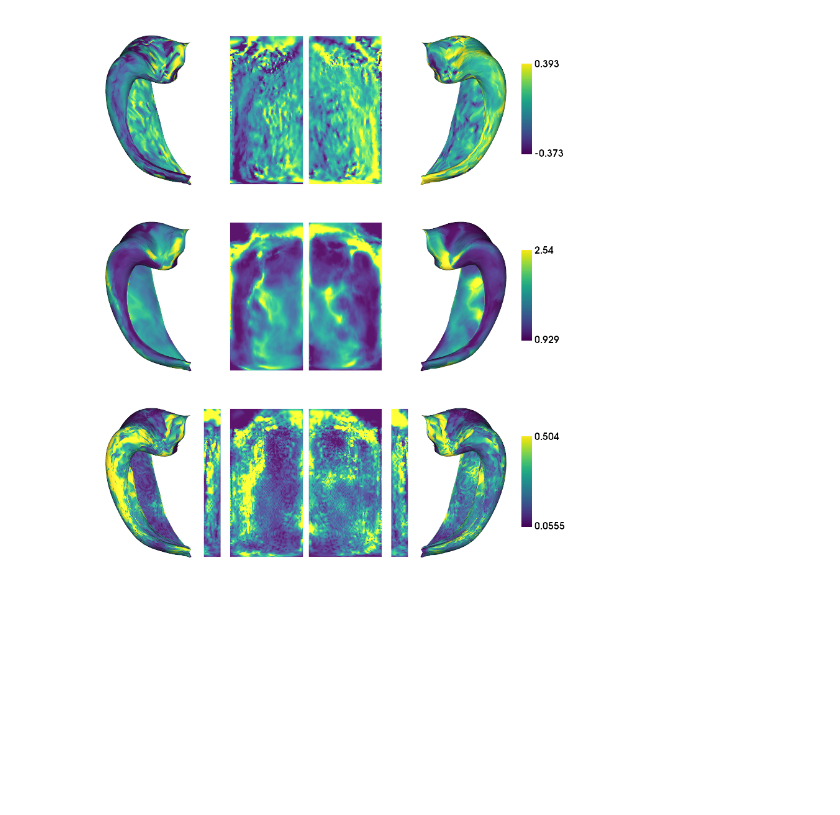
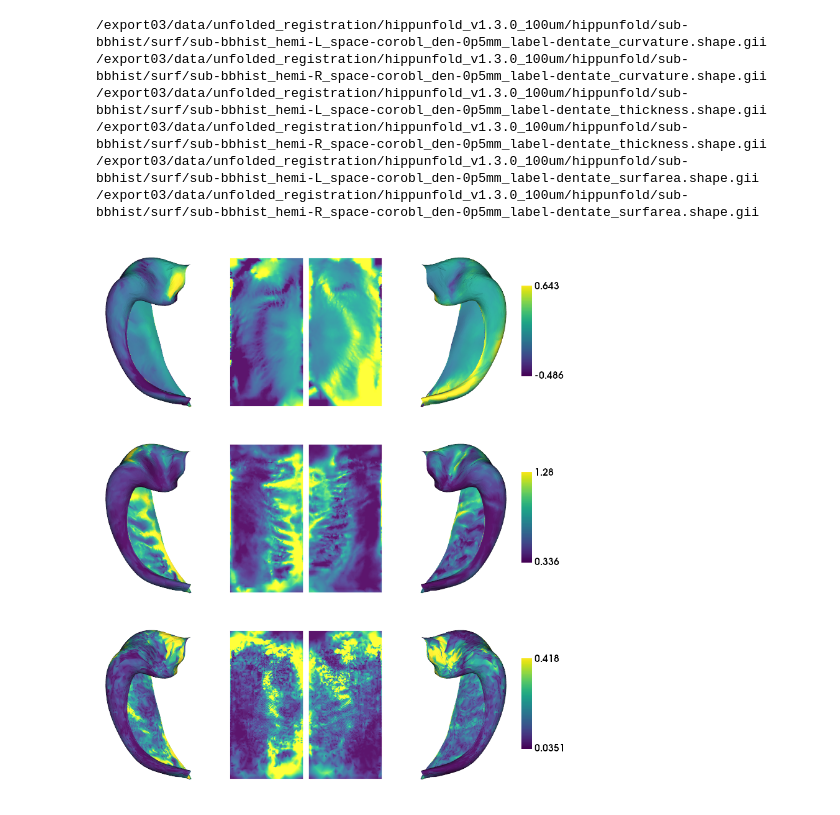
Before and after one commit to jordandekraker/hippunfold_toolbox, a Jupyter notebook: notebooks/plotting_tester.ipynb, the cells around one changed output. Cells and saved outputs as stored; diff of their text form; code cells hidden in the pictures; blank space fills up the shorter version.

```diff
--- a/notebooks/plotting_tester.ipynb
+++ b/notebooks/plotting_tester.ipynb
@@ -78,5 +92,37 @@ plotting.surfplot_canonical_foldunfold(hipp_dat[:,:,0,:], tighten_cwindow=True,
-# %%
-importlib.reload(plotting)
-plotting.surfplot_canonical_foldunfold(hipp_dat[:,:,0,:], tighten_cwindow=True, unfoldAPrescale=True, embed_nb=True, color_bar='right', share='row')
-# %% [output]
-[figure, removed]
+# %%
+hippunfold_dir = '/export03/data/unfolded_registration/hippunfold_v1.3.0_100um/hippunfold'
+subs = ['sub-bbhist']
+ses=''
+features = ['curvature', 'thickness', 'surfarea']
+hemis = ['L','R']
+labels=['hipp','dentate']
+den = 'den-0p5mm'
+size=[400,200]
+resourcesdir = '/export03/data/opt/hippunfold_toolbox/resources'
+
+ind = [range(7262), range(7262,7262+1788)]
+hipp_dat = np.zeros([7262+1788,2,len(subs),len(features)])*np.nan
+for f,feature in enumerate(features):
+    for s,sub in enumerate(subs):
+        for h,hemi in enumerate(hemis):
+            for l,label in enumerate(labels):
+                fn = f'{hippunfold_dir}/{sub}/surf/'\
+                                 f'{sub}_hemi-{hemi}_space-corobl'\
+                                 f'_den-0p5mm_label-{label}_{feature}.shape.gii'
+                try:
+                    d = nib.load(fn)
+                    hipp_dat[ind[l],h,s,f] = d.darrays[0].data
+                except:
+                    print(fn)
+
+importlib.reload(utils)
+importlib.reload(plotting)
+plotting.surfplot_canonical_foldunfold(hipp_dat[:,:,0,:], tighten_cwindow=True, unfoldAPrescale=False, embed_nb=True, color_bar='right', share='row')
+# %% [output]
+/export03/data/unfolded_registration/hippunfold_v1.3.0_100um/hippunfold/sub-bbhist/surf/sub-bbhist_hemi-L_space-corobl_den-0p5mm_label-dentate_curvature.shape.gii
+/export03/data/unfolded_registration/hippunfold_v1.3.0_100um/hippunfold/sub-bbhist/surf/sub-bbhist_hemi-R_space-corobl_den-0p5mm_label-dentate_curvature.shape.gii
+/export03/data/unfolded_registration/hippunfold_v1.3.0_100um/hippunfold/sub-bbhist/surf/sub-bbhist_hemi-L_space-corobl_den-0p5mm_label-dentate_thickness.shape.gii
+/export03/data/unfolded_registration/hippunfold_v1.3.0_100um/hippunfold/sub-bbhist/surf/sub-bbhist_hemi-R_space-corobl_den-0p5mm_label-dentate_thickness.shape.gii
+/export03/data/unfolded_registration/hippunfold_v1.3.0_100um/hippunfold/sub-bbhist/surf/sub-bbhist_hemi-L_space-corobl_den-0p5mm_label-dentate_surfarea.shape.gii
+/export03/data/unfolded_registration/hippunfold_v1.3.0_100um/hippunfold/sub-bbhist/surf/sub-bbhist_hemi-R_space-corobl_den-0p5mm_label-dentate_surfarea.shape.gii
+[figure, added]
```
Also changed, not shown: parts of 4 cells of this notebook, 1 other file.
